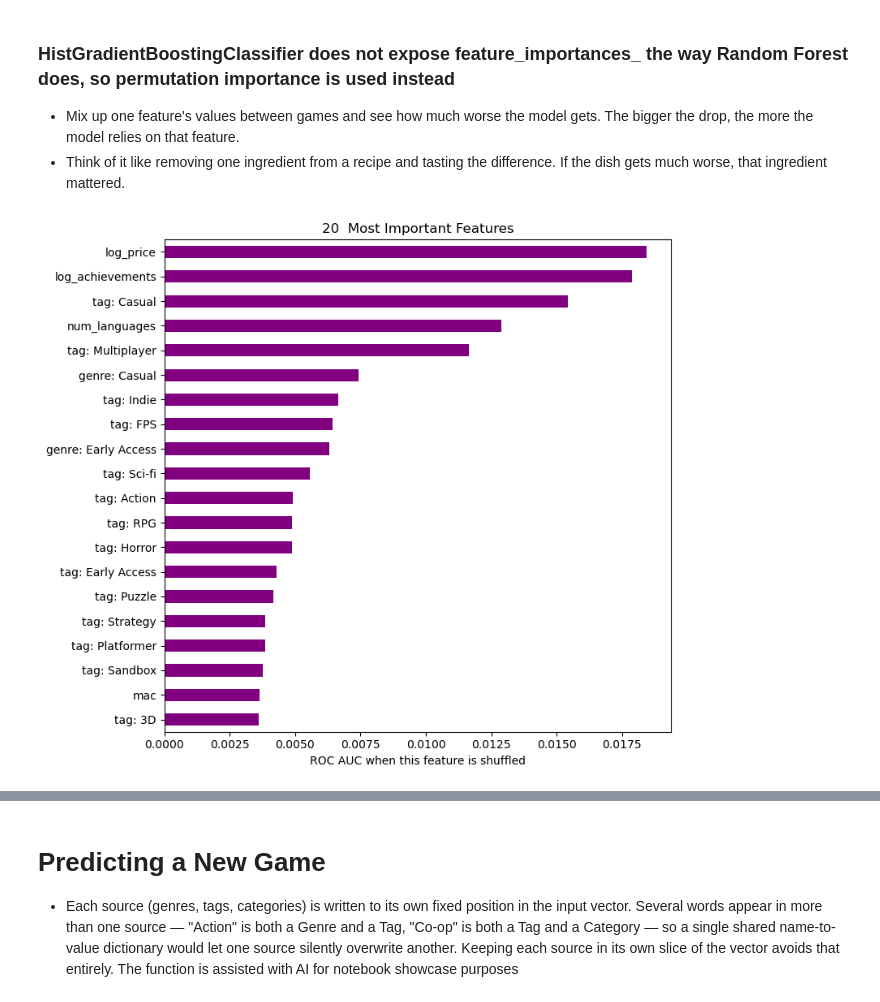
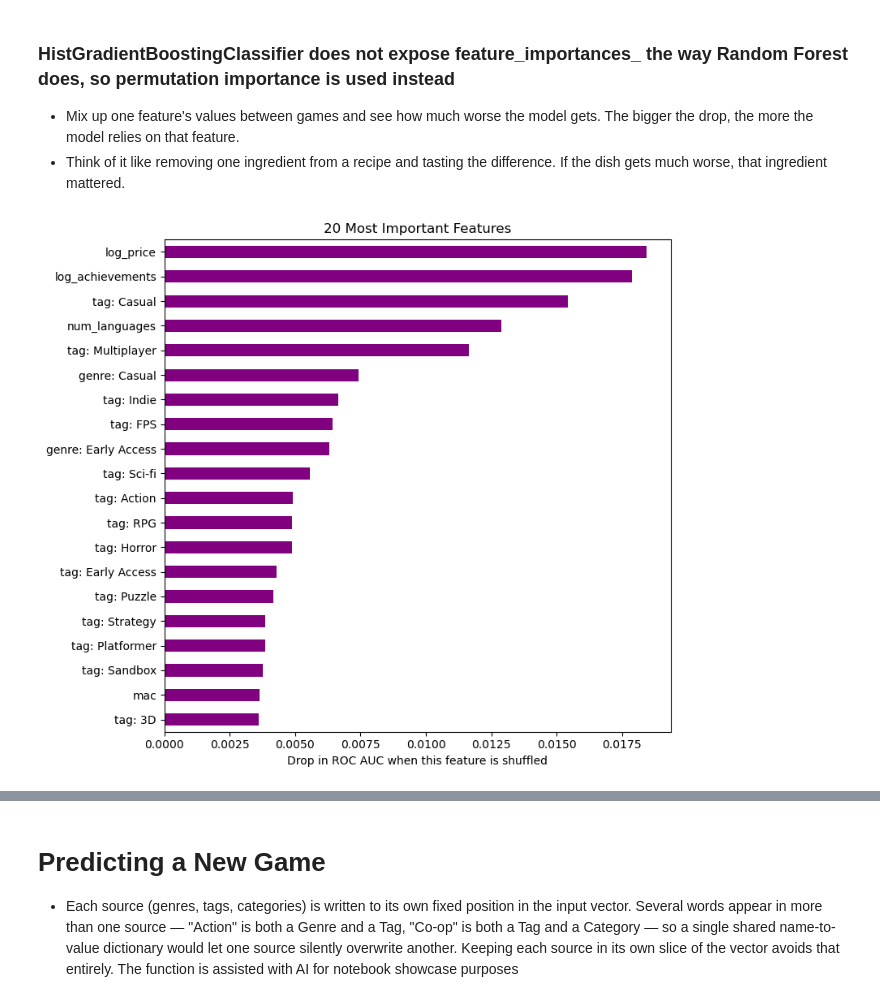
Before and after one commit to EdK28/capstone-v1, a Jupyter notebook: steambank_v.ipynb, the cells around one changed output, grey strips where cells are left out. Drawn from its saved outputs; the diff is of its cells as text; code cells hidden in the pictures.

```diff
--- a/steambank_v.ipynb
+++ b/steambank_v.ipynb
@@ -137,0 +188,17 @@ Name: pcts, dtype: float64
+# %%
+# Convert columns to proper numeric types, then summarise them
+def count_languages(language_string):
+    try:
+        return len(ast.literal_eval(language_string))
+    except Exception:
+        return 0
+
+paid_game['Achievements'] = pd.to_numeric(paid_game['Achievements'], errors='coerce').fillna(0).astype(int)
+paid_game['Required age'] = pd.to_numeric(paid_game['Required age'], errors='coerce').fillna(0).astype(int)
+paid_game['num_languages'] = paid_game['Supported languages'].fillna('[]').apply(count_languages)
+
+eda_col = ['Price', 'Achievements', 'num_languages', 'Required age']
+print(paid_game[eda_col].dtypes)
+print(paid_game[eda_col].describe().round(2))
+print('\nMedian by outcome:')
+print(paid_game.groupby('sold')[eda_col].median())
@@ -185,0 +314,22 @@ plt.show()
+# %%
+# Correlation of each numeric feature with the outcome
+corr_table = pd.DataFrame({
+    'log_price': np.log1p(paid_game['Price']), 'log_achievements': np.log1p(paid_game['Achievements']),
+    'num_languages': paid_game['num_languages'], 'required_age': paid_game['Required age'],
+    'mac': paid_game['Mac'].astype(int), 'linux': paid_game['Linux'].astype(int), 'sold': paid_game['sold']})
+corr = corr_table.corr()
+print(corr['sold'].sort_values(ascending=False).round(3))
+
+fig, ax = plt.subplots(figsize=(7, 6))
+image = ax.imshow(corr, cmap='coolwarm', vmin=-1, vmax=1)
+ax.set_xticks(range(len(corr)))
+ax.set_xticklabels(corr.columns, rotation=45, ha='right')
+ax.set_yticks(range(len(corr)))
+ax.set_yticklabels(corr.columns)
+for i in range(len(corr)):
+    for j in range(len(corr)):
+        ax.text(j, i, f'{corr.iloc[i, j]:.2f}', ha='center', va='center', fontsize=8)
+fig.colorbar(image)
+ax.set_title('Correlation between numeric features and sold')
+plt.tight_layout()
+plt.show()
@@ -460,26 +658,26 @@ plt.show()
 # %%
 from sklearn.inspection import permutation_importance
 
 # n_repeats = 2, because one can be counted as lucky/unlucky
 # size=2000 - 2000 games are chosen
 # replace - no game get picks twice
 sample_positions = np.random.default_rng(42).choice(len(X_test), size=2000, replace=False)
 result = permutation_importance(
     gb_tuned, X_test[sample_positions], y_test[sample_positions],
     n_repeats=2, random_state=42, scoring='roc_auc', n_jobs=-1
 )
 
 # Labels that show where each feature comes from, so "Casual" genre and "Casual" tag are distinguishable
 important_labels = ([f'genre: {name}' for name in genre_table.columns] + [f'tag: {name}' for name in vocabulary]
                      + list(num_features.columns) + [f'feature: {name}' for name in cat_table.columns])
 important = pd.Series(result.importances_mean, index=important_labels)
 
 top_important = important.sort_values(ascending=False).head(20)
 plt.figure(figsize=(8,7))
 top_important[::-1].plot(kind='barh', color='purple')
-plt.title('20  Most Important Features')
-plt.xlabel('ROC AUC when this feature is shuffled')
+plt.title('20 Most Important Features')
+plt.xlabel('Drop in ROC AUC when this feature is shuffled')
 plt.tight_layout()
 plt.show()
 # %% [output]
-[figure, old version]
+[figure, new version]
```
Also changed, not shown: parts of 24 cells of this notebook.
